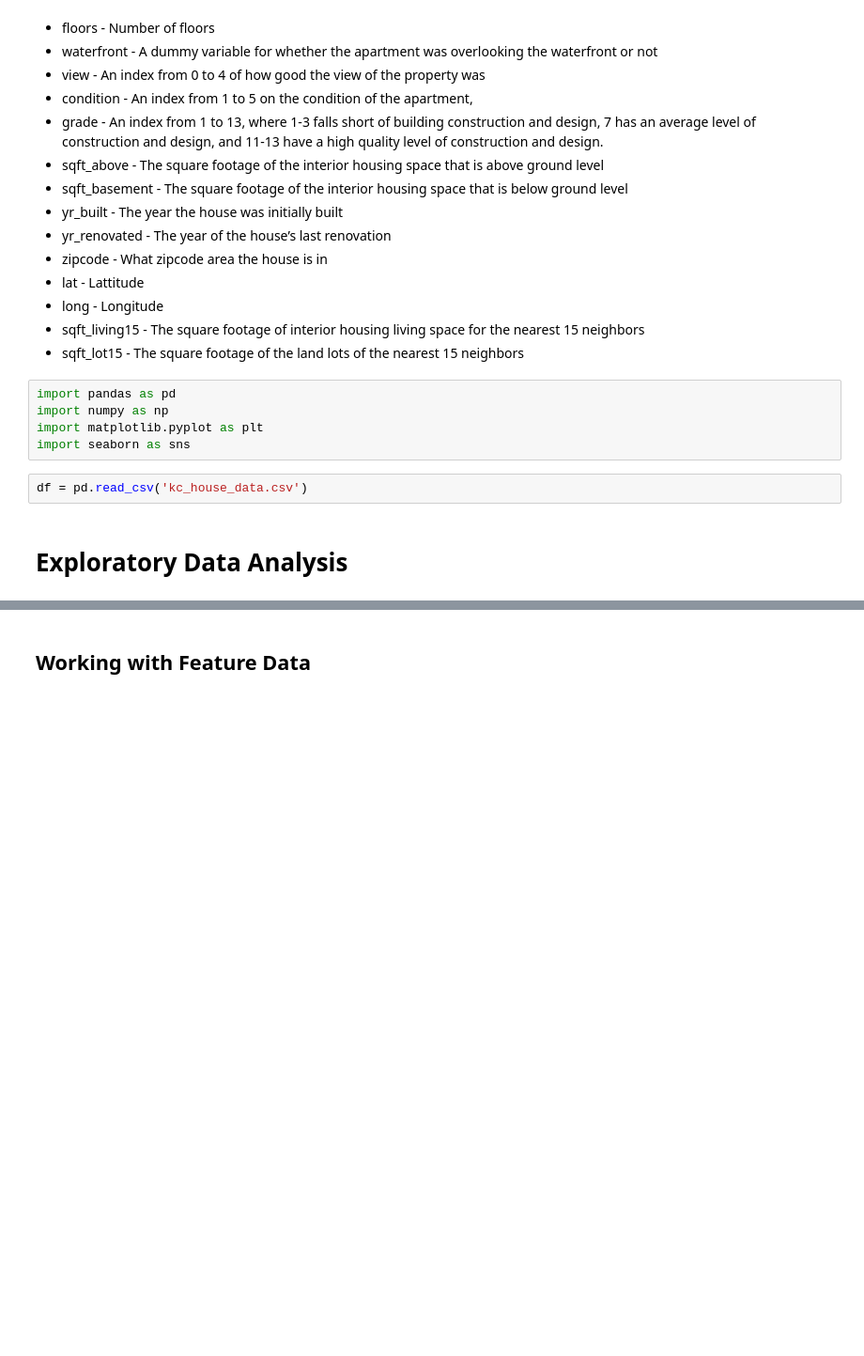
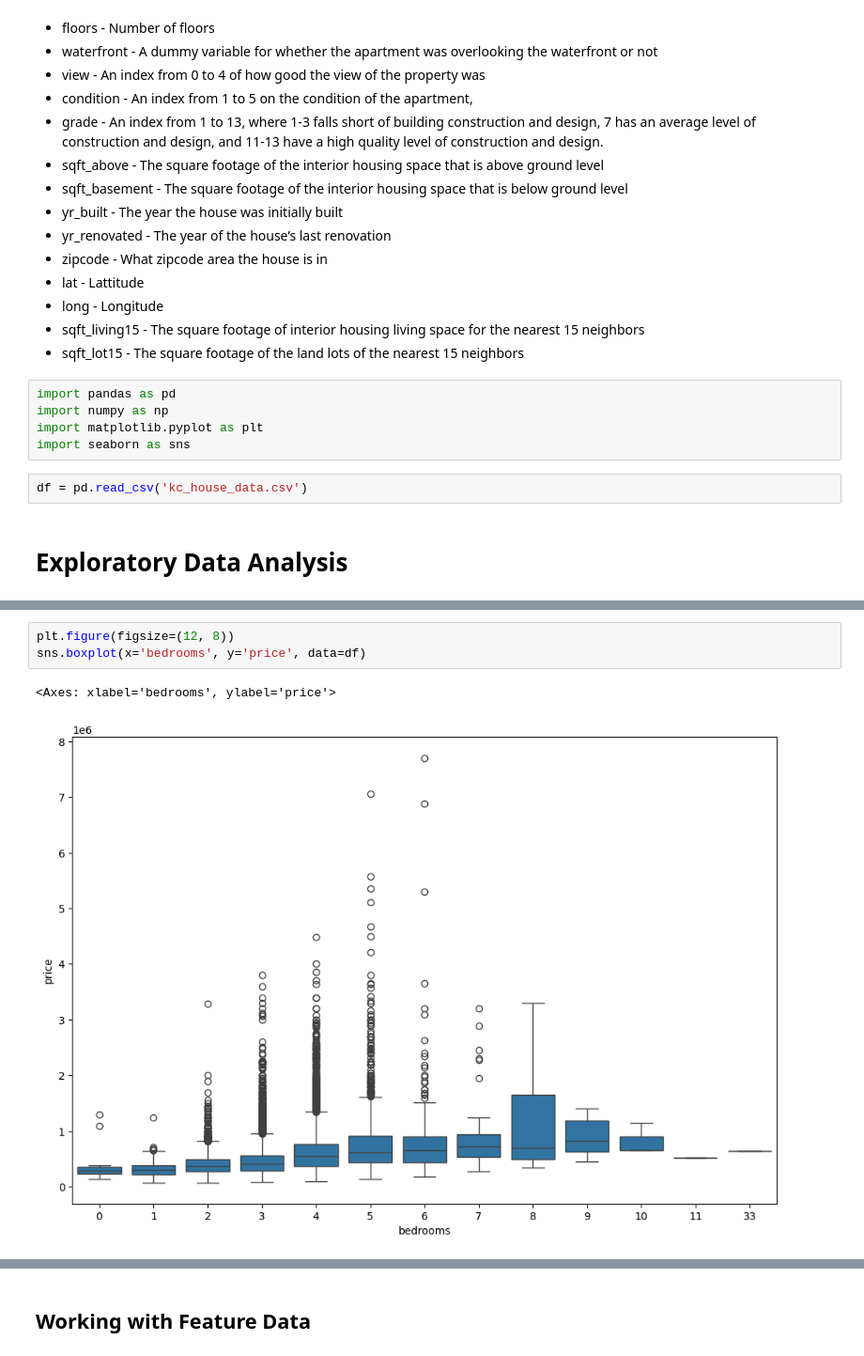
Before and after one commit to AI-jan-apr/keras-regression-task-Aside00, a Jupyter notebook: 01-Keras-Regression-task.ipynb, the cells around one changed output, grey strips where cells are left out. Shown at 94% size. Drawn from its saved outputs; the diff is of its cells as text; blank space fills up the shorter version.

```diff
--- a/01-Keras-Regression-task.ipynb
+++ b/01-Keras-Regression-task.ipynb
@@ -97,0 +92,6 @@ dtype: int64
+# %%
+plt.figure(figsize=(12, 8))
+sns.boxplot(x='bedrooms', y='price', data=df)
+# %% [output]
+<Axes: xlabel='bedrooms', ylabel='price'>
+[figure, added]
```
Also changed, not shown: parts of 37 cells of this notebook, 1 other file.
